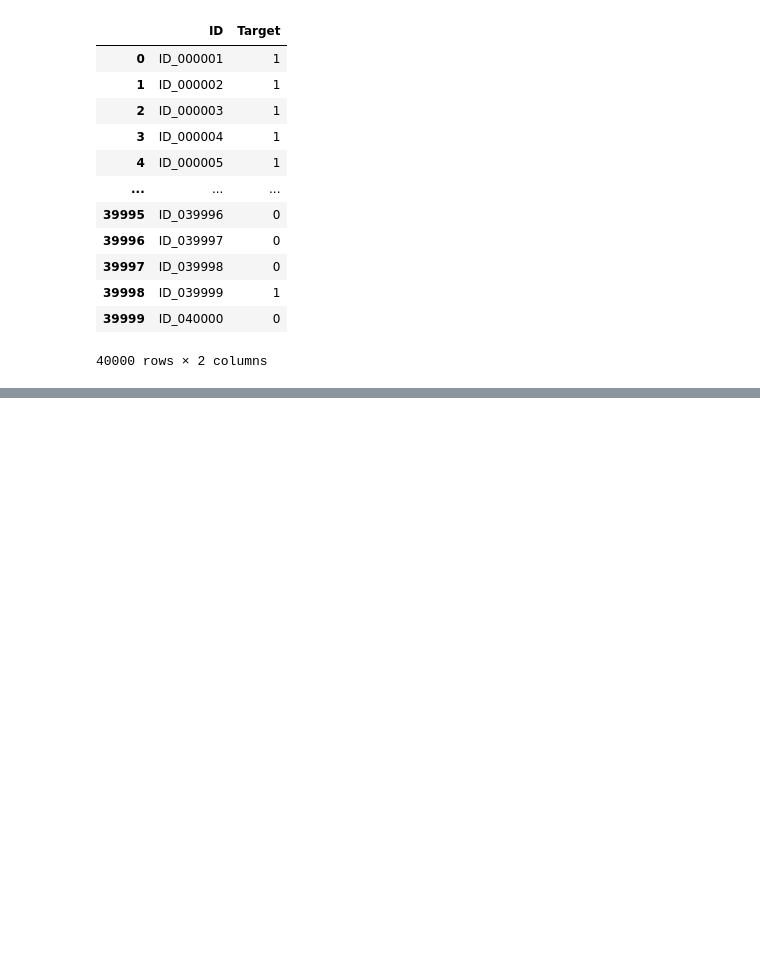
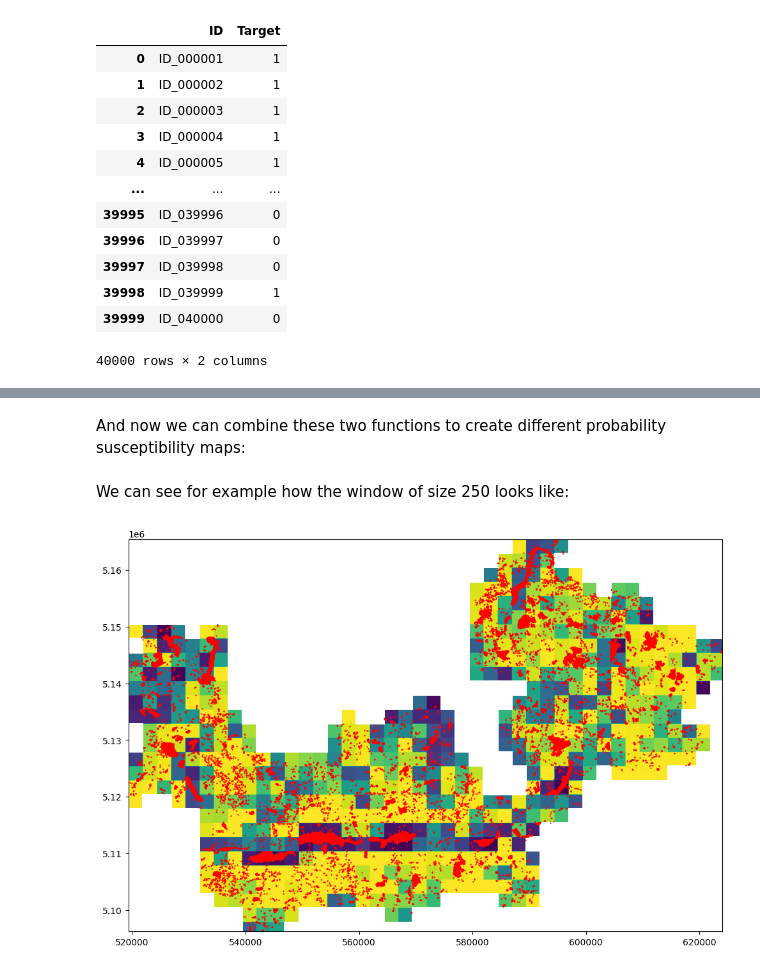
Before and after one commit to zysymu/GEO-AI-Challenge-for-Landslide-Susceptibility-Mapping, a Jupyter notebook: main.ipynb, the cells around one changed output, grey strips where cells are left out. Drawn from its saved outputs; the diff is of its cells as text; code cells hidden in the pictures; blank space fills up the shorter version.

```diff
--- a/main.ipynb
+++ b/main.ipynb
@@ -1560,2 +1569,5 @@ df_test.to_csv("data/df_test.csv", index=False)
 # %% [markdown]
 And now we can use the model to finally get the predictions to the test data, which will be our submission for the competition:
+# %%
+model = joblib.load("data/model.pkl")
+model
@@ -1563,6 +1583,7 @@ And now we can use the model to finally get the predictions to the test data, wh
 # get test features
 test_ids = df_test["ID"]
 X_test = df_test.drop(["ID", "geometry"], axis=1)
+X_test = X_test.astype(np.float64)
 
 # predict on the test data with the trained model
 test_predictions = model.predict(X_test)
@@ -1601,0 +1627,7 @@ Name: count, dtype: int64
+# %%
+test_probs = model.predict_proba(X_test)
+predictions_prob = [i[1] for i in test_probs]
+
+df_probs = pd.DataFrame({"ID": test_ids, "Target": predictions_prob})
+df_probs["Target"] = df_probs["Target"]
+df_probs.head()
@@ -1601,0 +1643,3 @@ Name: count, dtype: int64
+# %%
+gdf_probs = gdf_test.merge(df_probs, on="ID")
+gdf_probs.head()
@@ -1601,0 +1732,2 @@ Name: count, dtype: int64
+# %% [markdown]
+And now we can combine these two functions to create different probability susceptibility maps:
@@ -1601,0 +1745,12 @@ Name: count, dtype: int64
+# %% [markdown]
+We can see for example how the window of size 250 looks like:
+# %%
+susceptibility_map = rasterio.open("data/susceptibility_probs_w250.tif")
+
+fig, ax = plt.subplots(figsize=(10,10))
+rasterio_show(susceptibility_map, ax=ax)
+gdf_probs.plot(ax=ax, color="r", markersize=0.4)
+plt.tight_layout()
+plt.show()
+# %% [output]
+[figure, added]
```
Also changed, not shown: parts of 33 cells of this notebook, 10 other files.
